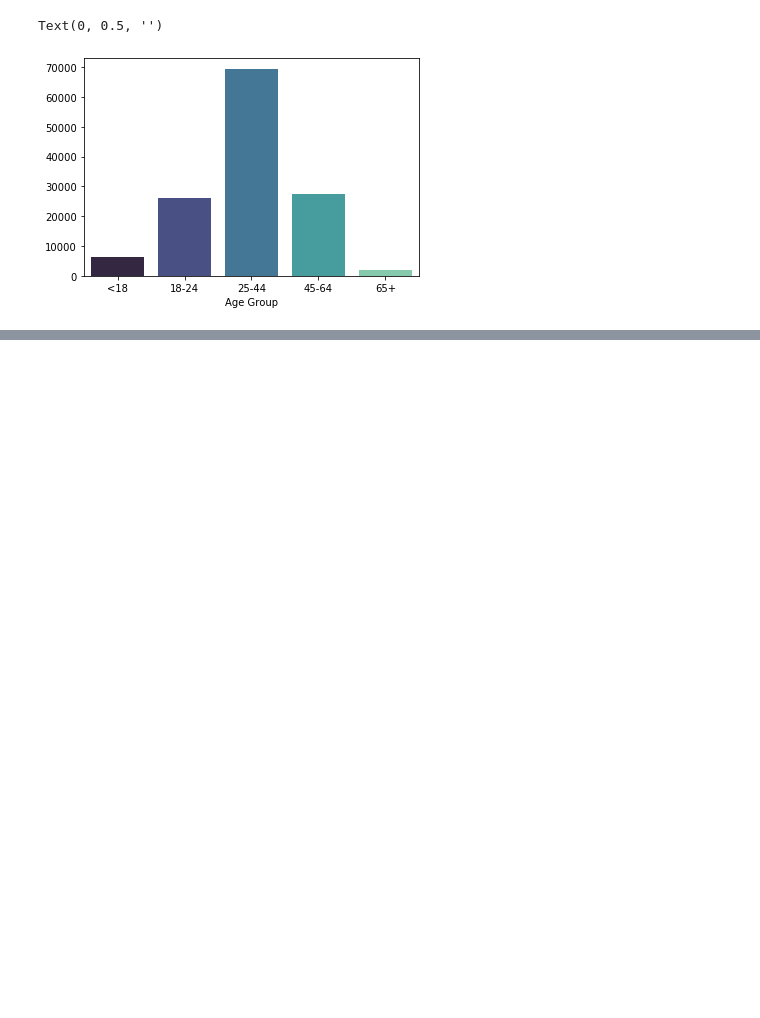
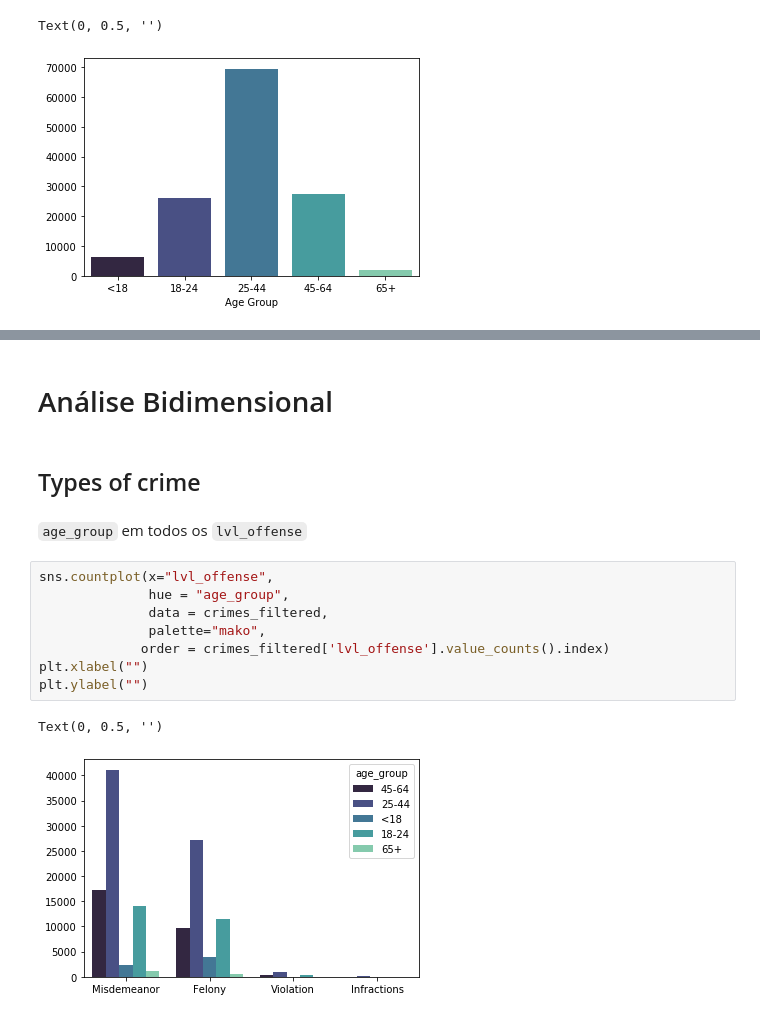
Before and after one commit to leticia-brand/ICD, a Jupyter notebook: main.ipynb, the cells around one changed output, grey strips where cells are left out. Cells and saved outputs as stored; diff of their text form; blank space fills up the shorter version.

Commit message:
adding análise bidimensional

```diff
--- a/main.ipynb
+++ b/main.ipynb
@@ -209,0 +217,17 @@ Text(0, 0.5, '')
+# %% [markdown]
+# Análise Bidimensional
+# %% [markdown]
+## Types of crime
+# %% [markdown]
+`age_group` em todos os `lvl_offense`
+# %%
+sns.countplot(x="lvl_offense",
+              hue = "age_group",
+              data = crimes_filtered,
+              palette="mako",
+             order = crimes_filtered['lvl_offense'].value_counts().index)
+plt.xlabel("")
+plt.ylabel("")
+# %% [output]
+Text(0, 0.5, '')
+[figure, added]
```
Also changed, not shown: parts of 16 cells of this notebook.
